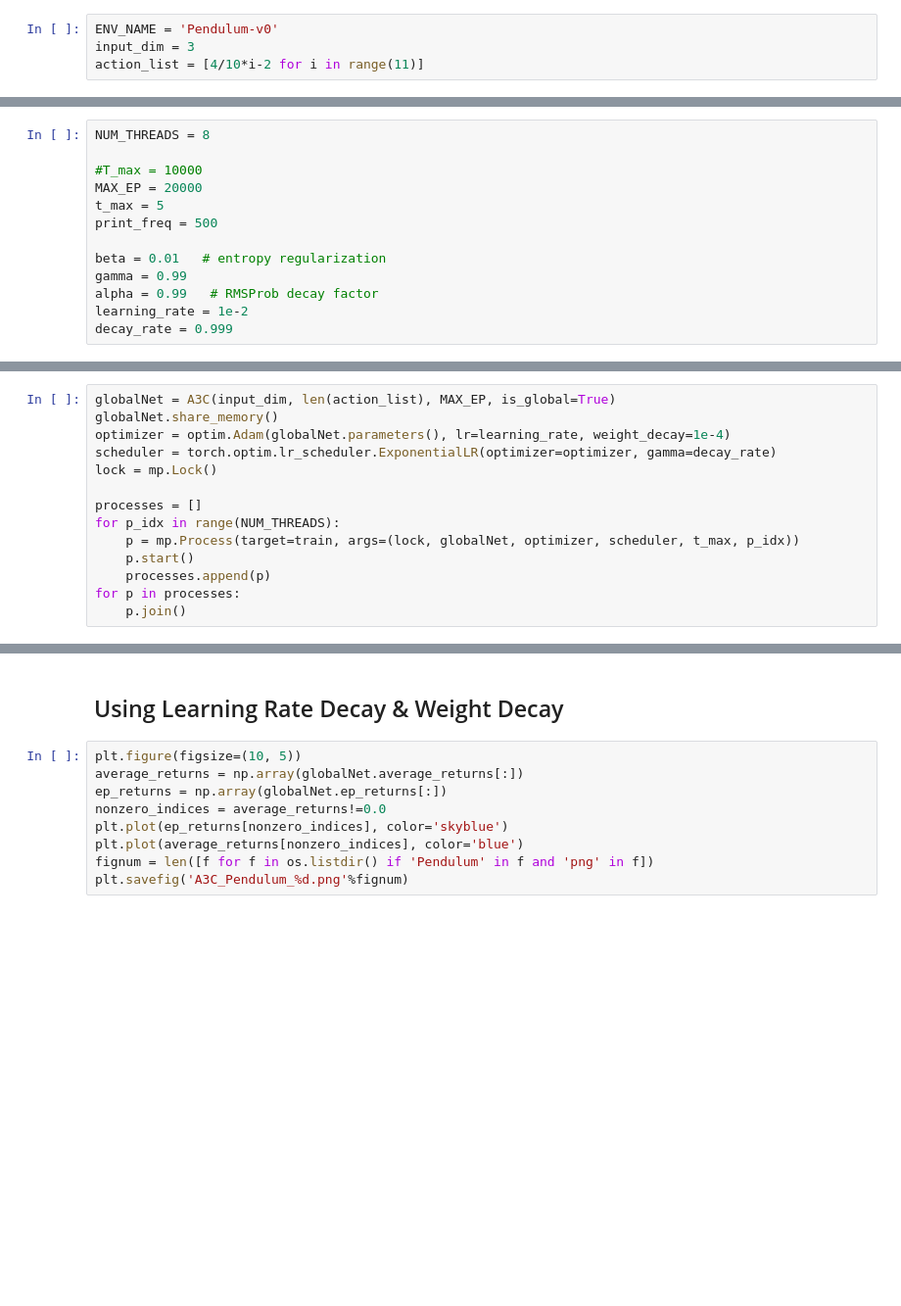
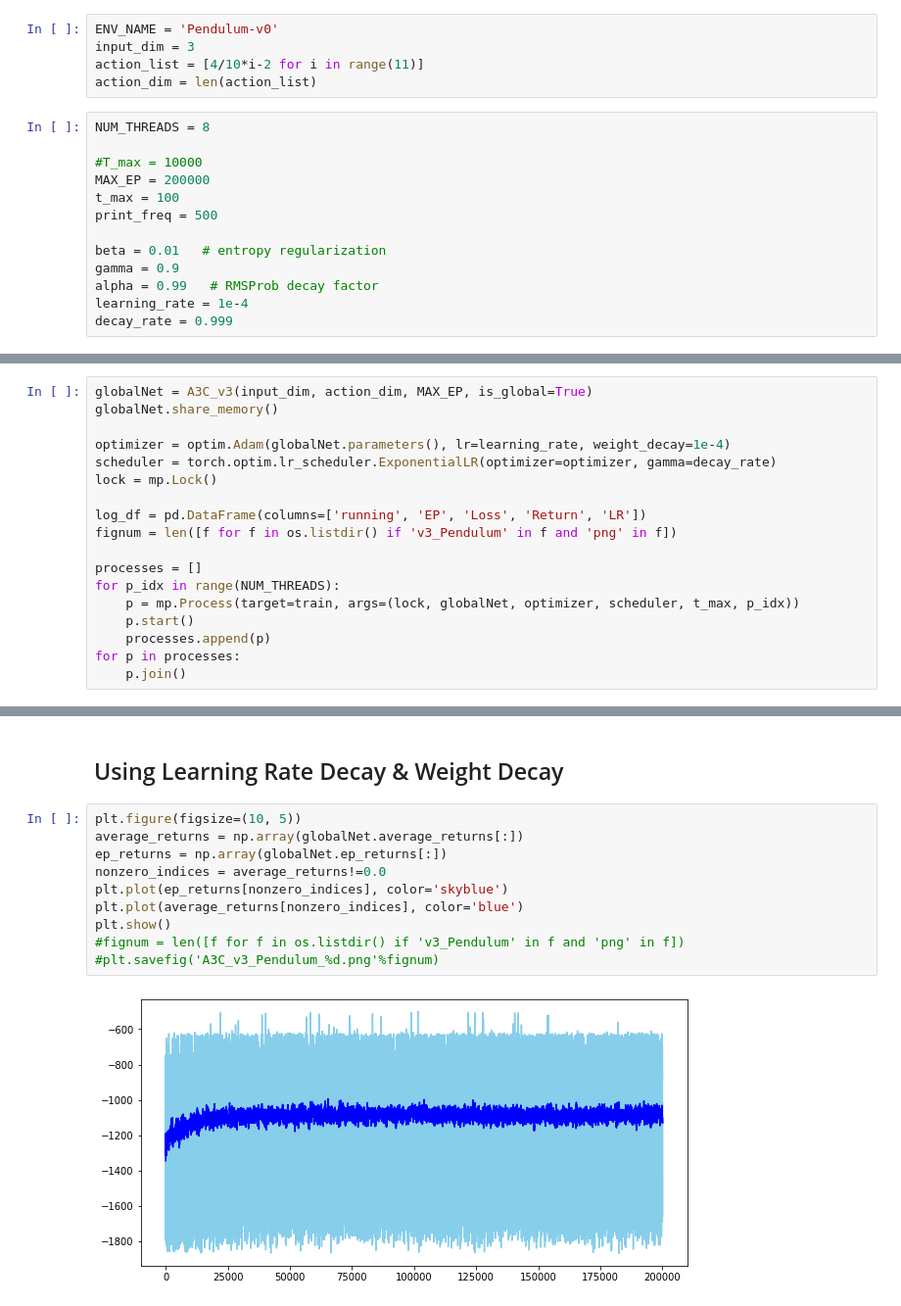
Before and after one commit to dobro12/rl_study, a Jupyter notebook: A3C/HG/a3c_pendulum_multiprocess.ipynb, the cells around one changed output, grey strips where cells are left out. Shown at 98% size. Drawn from its saved outputs; the diff is of its cells as text; blank space fills up the shorter version.

```diff
--- a/A3C/HG/a3c_pendulum_multiprocess.ipynb
+++ b/A3C/HG/a3c_pendulum_multiprocess.ipynb
@@ -16,3 +18,17 @@ gym.logger.set_level(40)
 ENV_NAME = 'Pendulum-v0'
 input_dim = 3
 action_list = [4/10*i-2 for i in range(11)]
+action_dim = len(action_list)
+# %%
+NUM_THREADS = 8
+
+#T_max = 10000
+MAX_EP = 200000
+t_max = 100
+print_freq = 500
+
+beta = 0.01   # entropy regularization
+gamma = 0.9
+alpha = 0.99   # RMSProb decay factor
+learning_rate = 1e-4
+decay_rate = 0.999
@@ -57,19 +118,6 @@ class A3C(nn.Module):
         self.average_returns[c] = np.mean(self.ep_returns[max(0, c-99):c+1])
         self.ep_counter.value += 1
         return self.ep_counter.value
-# %%
-NUM_THREADS = 8
-
-#T_max = 10000
-MAX_EP = 20000
-t_max = 5
-print_freq = 500
-
-beta = 0.01   # entropy regularization
-gamma = 0.99
-alpha = 0.99   # RMSProb decay factor
-learning_rate = 1e-2
-decay_rate = 0.999
 # %%
 def train(lock, globalNet, optimizer, scheduler, tmax, pid):
     t = 0
@@ -153,10 +216,14 @@ def train(lock, globalNet, optimizer, scheduler, tmax, pid):
         scheduler.step()
 # %%
-globalNet = A3C(input_dim, len(action_list), MAX_EP, is_global=True)
+globalNet = A3C_v3(input_dim, action_dim, MAX_EP, is_global=True)
 globalNet.share_memory()
+
 optimizer = optim.Adam(globalNet.parameters(), lr=learning_rate, weight_decay=1e-4)
 scheduler = torch.optim.lr_scheduler.ExponentialLR(optimizer=optimizer, gamma=decay_rate)
 lock = mp.Lock()
+
+log_df = pd.DataFrame(columns=['running', 'EP', 'Loss', 'Return', 'LR'])
+fignum = len([f for f in os.listdir() if 'v3_Pendulum' in f and 'png' in f])
 
 processes = []
 for p_idx in range(NUM_THREADS):
@@ -188,9 +274,12 @@ Epside Return: [-1302.5]
 # %%
 plt.figure(figsize=(10, 5))
 average_returns = np.array(globalNet.average_returns[:])
 ep_returns = np.array(globalNet.ep_returns[:])
 nonzero_indices = average_returns!=0.0
 plt.plot(ep_returns[nonzero_indices], color='skyblue')
 plt.plot(average_returns[nonzero_indices], color='blue')
-fignum = len([f for f in os.listdir() if 'Pendulum' in f and 'png' in f])
-plt.savefig('A3C_Pendulum_%d.png'%fignum)
+plt.show()
+#fignum = len([f for f in os.listdir() if 'v3_Pendulum' in f and 'png' in f])
+#plt.savefig('A3C_v3_Pendulum_%d.png'%fignum)
+# %% [output]
+[figure, added]
```
Also changed, not shown: parts of 6 cells of this notebook, 6 other files.
